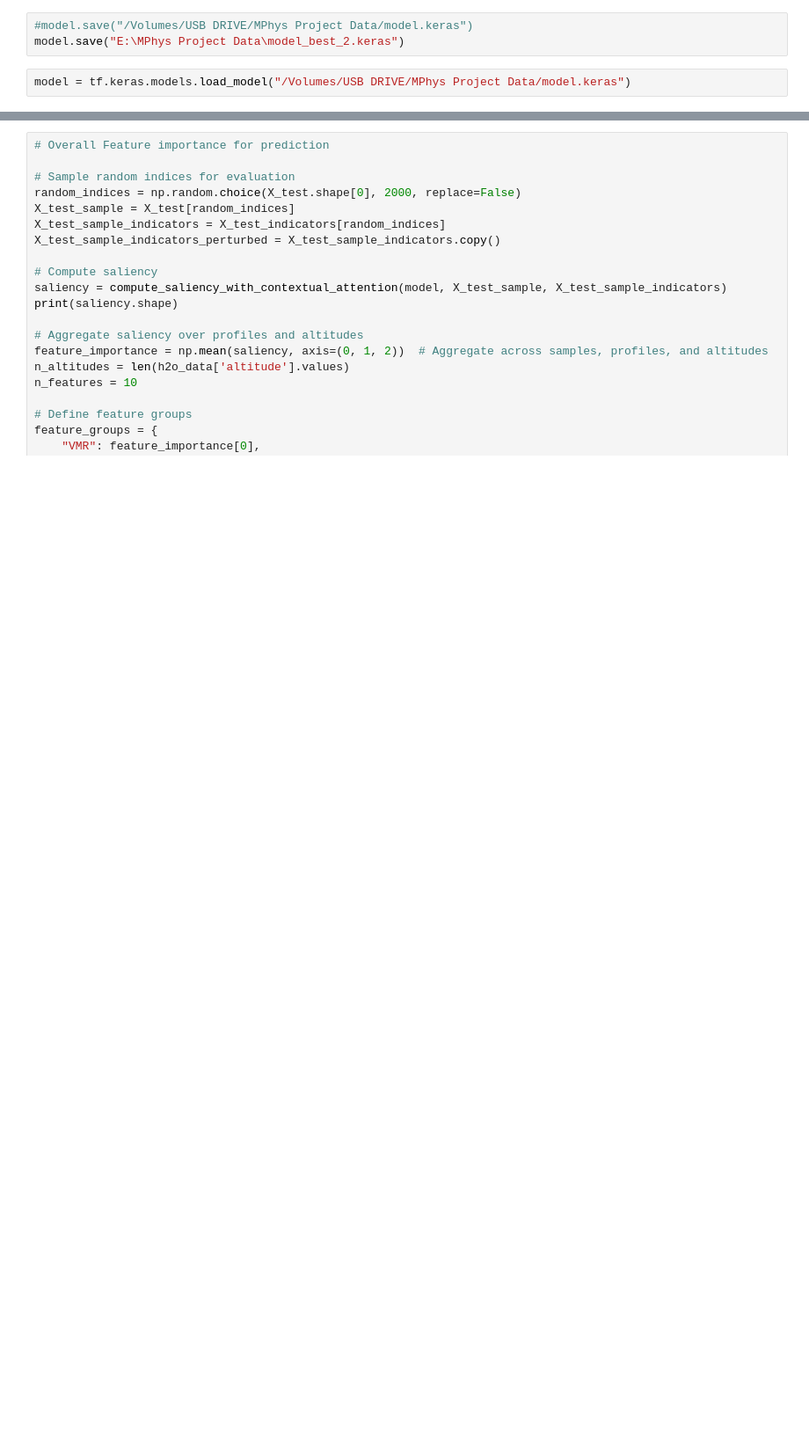
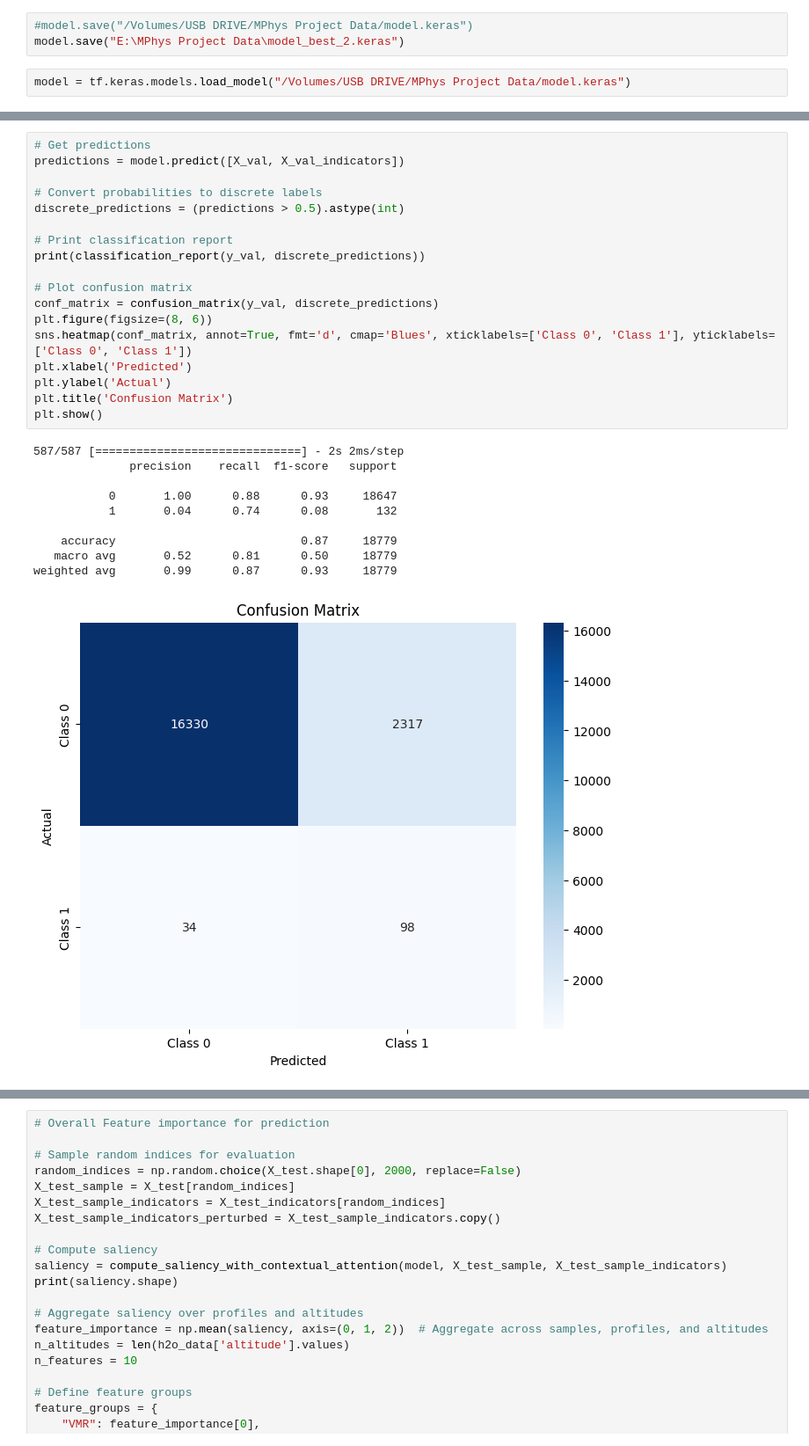
Before and after one commit to james-harvey-git/MPhys_Project, a Jupyter notebook: machine_learning.ipynb, the cells around one changed output, grey strips where cells are left out. Shown at 88% size. Cells and saved outputs as stored; diff of their text form; blank space fills up the shorter version.

```diff
--- a/machine_learning.ipynb
+++ b/machine_learning.ipynb
@@ -461,3 +577,32 @@ Test Loss: 0.30526384711265564, Test Accuracy: 0.9083067178726196
+# %%
+# Get predictions
+predictions = model.predict([X_val, X_val_indicators])
+
+# Convert probabilities to discrete labels
+discrete_predictions = (predictions > 0.5).astype(int)
+
+# Print classification report
+print(classification_report(y_val, discrete_predictions))
+
+# Plot confusion matrix
+conf_matrix = confusion_matrix(y_val, discrete_predictions)
+plt.figure(figsize=(8, 6))
+sns.heatmap(conf_matrix, annot=True, fmt='d', cmap='Blues', xticklabels=['Class 0', 'Class 1'], yticklabels=['Class 0', 'Class 1'])
+plt.xlabel('Predicted')
+plt.ylabel('Actual')
+plt.title('Confusion Matrix')
+plt.show()
+# %% [output]
+587/587 [==============================] - 2s 2ms/step
+              precision    recall  f1-score   support
+
+           0       1.00      0.88      0.93     18647
+           1       0.04      0.74      0.08       132
+
+    accuracy                           0.87     18779
+   macro avg       0.52      0.81      0.50     18779
+weighted avg       0.99      0.87      0.93     18779
+[figure, added]
 # %%
 # Get predictions
 predictions = model.predict([X_test, X_test_indicators])
```
Also changed, not shown: parts of 9 cells of this notebook.
